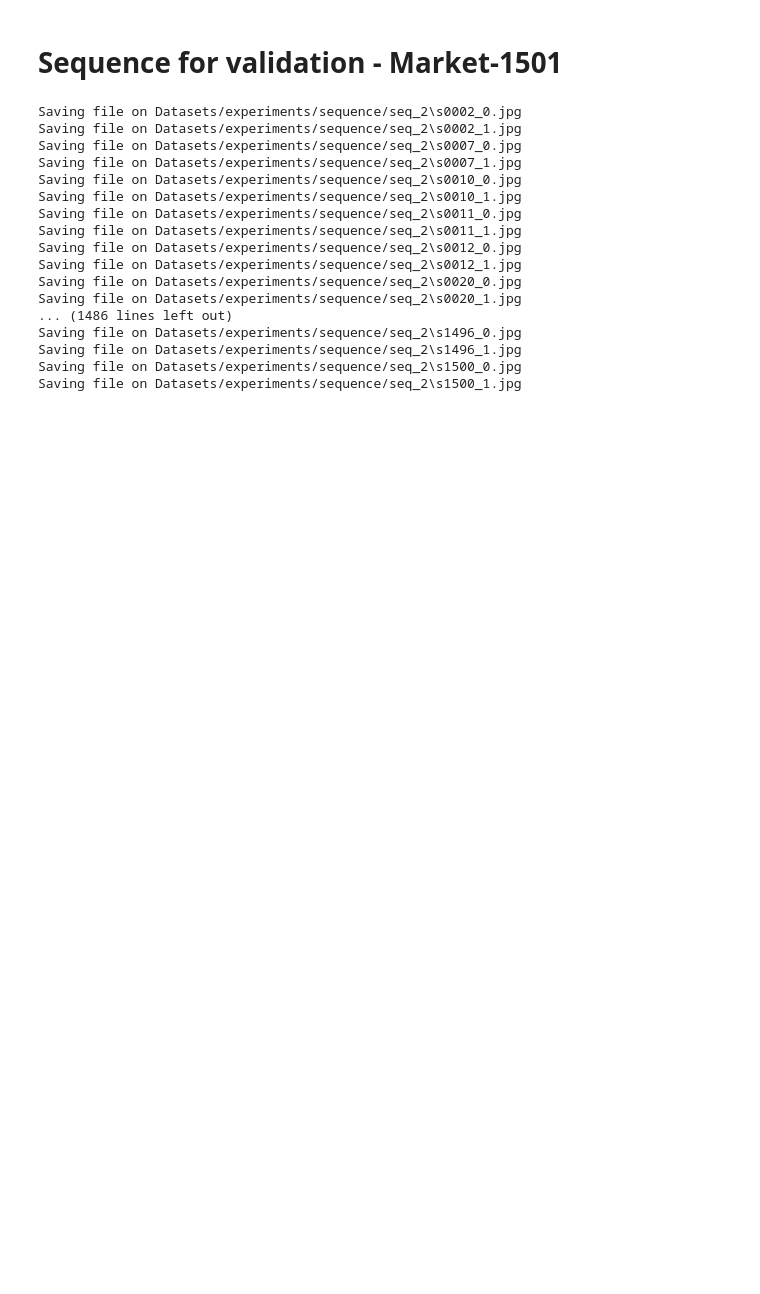
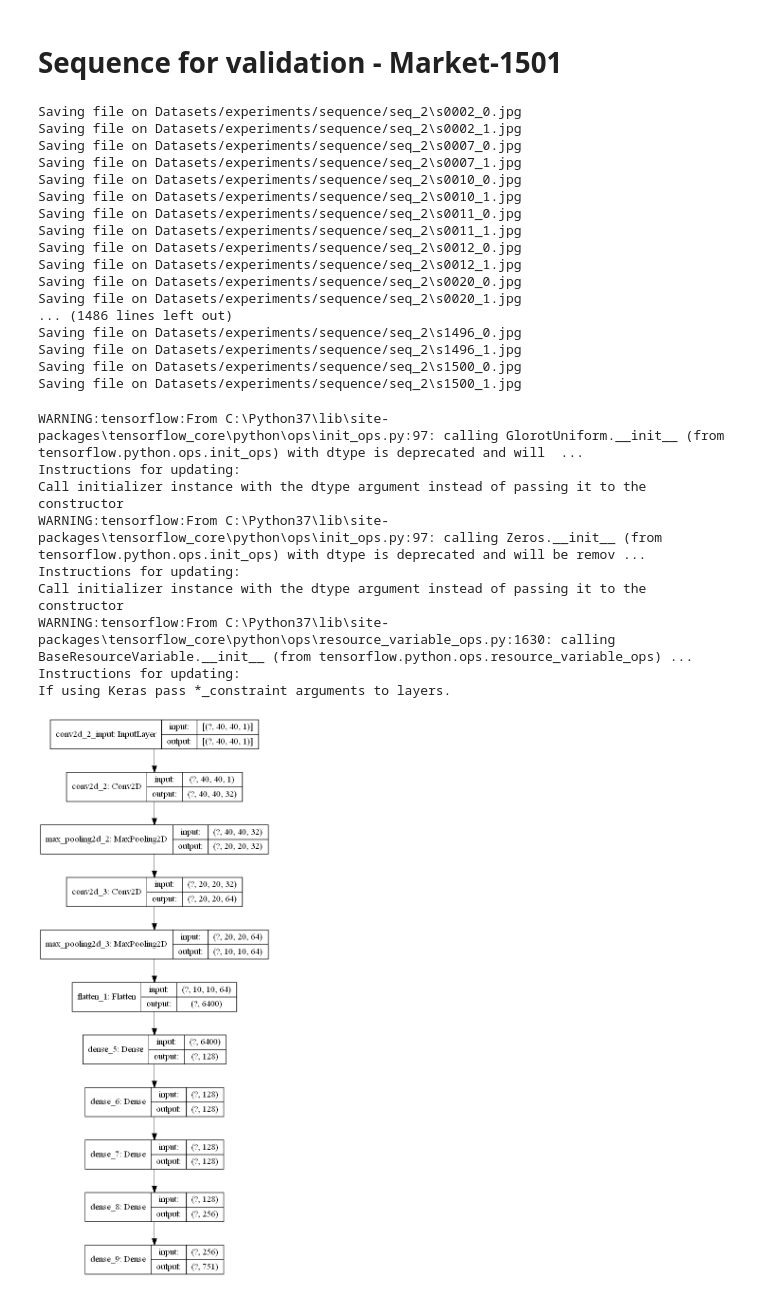
Before and after one commit to dbchango/re-id-project, a Jupyter notebook: seq_preparation.ipynb, the cells around one changed output. Drawn from its saved outputs; the diff is of its cells as text; code cells hidden in the pictures; blank space fills up the shorter version.

```diff
--- a/seq_preparation.ipynb
+++ b/seq_preparation.ipynb
@@ -46,3 +46,19 @@ Saving file on Datasets/experiments/sequence/seq_2\s1496_0.jpg
 Saving file on Datasets/experiments/sequence/seq_2\s1496_1.jpg
 Saving file on Datasets/experiments/sequence/seq_2\s1500_0.jpg
 Saving file on Datasets/experiments/sequence/seq_2\s1500_1.jpg
+# %%
+from tensorflow.keras.models import load_model
+from tensorflow.keras.utils import plot_model
+model = load_model('models/market-1501/texture/model_3.h5')
+plot_model(model, show_shapes=True)
+# %% [output]
+WARNING:tensorflow:From C:\Python37\lib\site-packages\tensorflow_core\python\ops\init_ops.py:97: calling GlorotUniform.__init__ (from tensorflow.python.ops.init_ops) with dtype is deprecated and will  ...
+Instructions for updating:
+Call initializer instance with the dtype argument instead of passing it to the constructor
+WARNING:tensorflow:From C:\Python37\lib\site-packages\tensorflow_core\python\ops\init_ops.py:97: calling Zeros.__init__ (from tensorflow.python.ops.init_ops) with dtype is deprecated and will be remov ...
+Instructions for updating:
+Call initializer instance with the dtype argument instead of passing it to the constructor
+WARNING:tensorflow:From C:\Python37\lib\site-packages\tensorflow_core\python\ops\resource_variable_ops.py:1630: calling BaseResourceVariable.__init__ (from tensorflow.python.ops.resource_variable_ops) ...
+Instructions for updating:
+If using Keras pass *_constraint arguments to layers.
+[figure, added]
```
Also changed, not shown: parts of 4 cells of this notebook, 15 other files.
